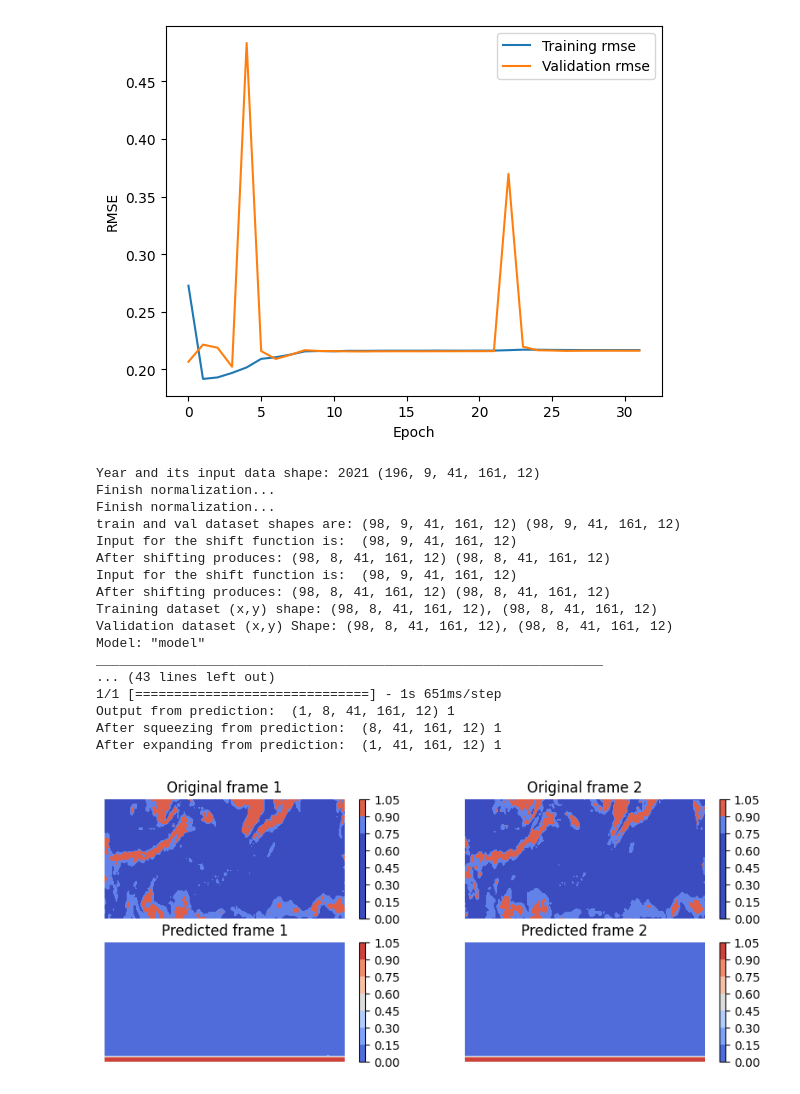
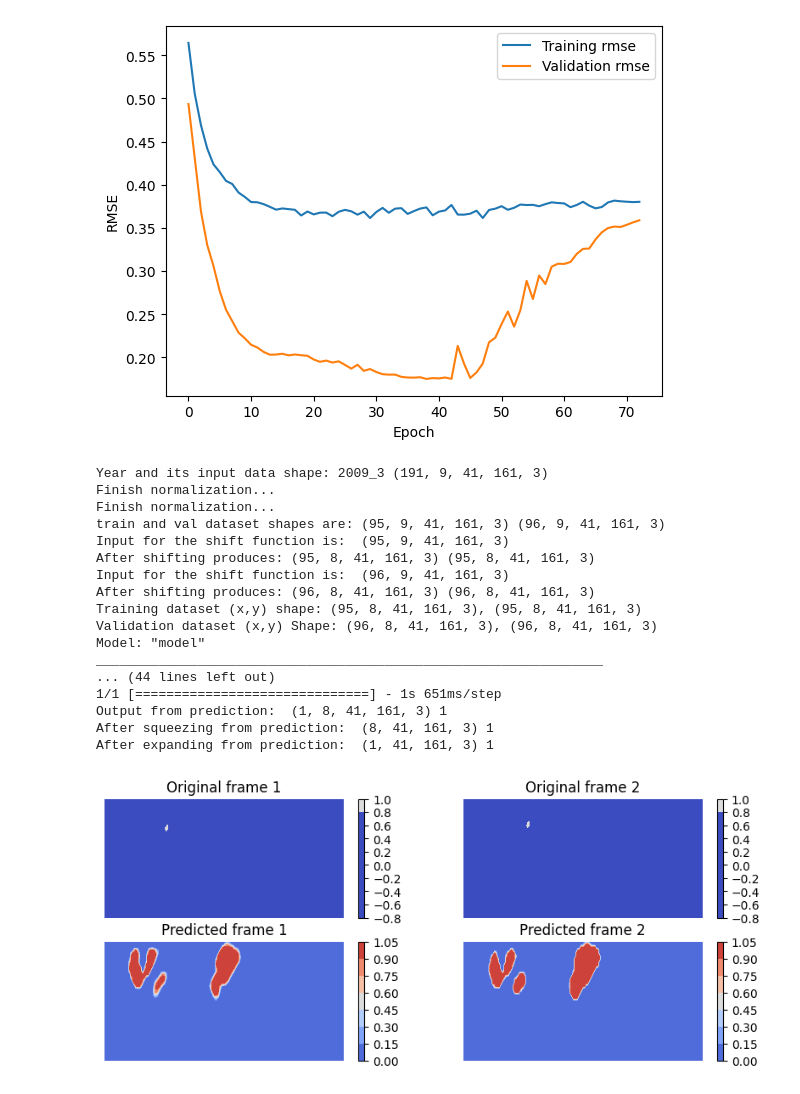
Before and after one commit to kieucq/tcg_deep_learning, a Jupyter notebook: ConvLSTM/nwp_convlstm_p3.ipynb, the cells around one changed output. Drawn from its saved outputs; the diff is of its cells as text; code cells hidden in the pictures.

```diff
--- a/ConvLSTM/nwp_convlstm_p3.ipynb
+++ b/ConvLSTM/nwp_convlstm_p3.ipynb
@@ -184,50 +184,50 @@ if __name__ == '__main__':
     #
     # read in data output from Part 1 and normalize it
     #
-    year_list = ["2021"]
+    year_list = ["2009_3"]
     datain = readindata(year_list)
     #
     # normalize and split data into train/validation
     #
     train_dataset,val_dataset = data_split_normalize(datain,ratio=0.5)
     print("train and val dataset shapes are:",train_dataset.shape,val_dataset.shape)
     #
     # Apply the processing function to the datasets.
     #
     x_train, y_train = create_shifted_frames(train_dataset,1)
     x_val, y_val = create_shifted_frames(val_dataset,1)
     print("Training dataset (x,y) shape: " + str(x_train.shape) + ", " + str(y_train.shape))
     print("Validation dataset (x,y) Shape: " + str(x_val.shape) + ", " + str(y_val.shape))
     #
     # load the best saved model for testing
     #
-    bestmodel = "nwp_model_06h"
+    bestmodel = "nwp_model_06h_3"
     model = tf.keras.models.load_model(bestmodel)
     model.summary()
     #
     # quick visaluzation
     #
     visualize = "yes"
     if visualize == "yes":
-        visulization(model,val_dataset,channel=1)
+        visulization(model,val_dataset,channel=2)
         #visulization(x_train,channel=4)
 # %% [output]
-[figure, old version]
+[figure, new version]
-Year and its input data shape: 2021 (196, 9, 41, 161, 12)
+Year and its input data shape: 2009_3 (191, 9, 41, 161, 3)
 Finish normalization...
 Finish normalization...
-train and val dataset shapes are: (98, 9, 41, 161, 12) (98, 9, 41, 161, 12)
-Input for the shift function is:  (98, 9, 41, 161, 12)
-After shifting produces: (98, 8, 41, 161, 12) (98, 8, 41, 161, 12)
-Input for the shift function is:  (98, 9, 41, 161, 12)
-After shifting produces: (98, 8, 41, 161, 12) (98, 8, 41, 161, 12)
-Training dataset (x,y) shape: (98, 8, 41, 161, 12), (98, 8, 41, 161, 12)
-Validation dataset (x,y) Shape: (98, 8, 41, 161, 12), (98, 8, 41, 161, 12)
+train and val dataset shapes are: (95, 9, 41, 161, 3) (96, 9, 41, 161, 3)
+Input for the shift function is:  (95, 9, 41, 161, 3)
+After shifting produces: (95, 8, 41, 161, 3) (95, 8, 41, 161, 3)
+Input for the shift function is:  (96, 9, 41, 161, 3)
+After shifting produces: (96, 8, 41, 161, 3) (96, 8, 41, 161, 3)
+Training dataset (x,y) shape: (95, 8, 41, 161, 3), (95, 8, 41, 161, 3)
+Validation dataset (x,y) Shape: (96, 8, 41, 161, 3), (96, 8, 41, 161, 3)
 Model: "model"
 _________________________________________________________________
-... (43 lines left out)
+... (44 lines left out)
 1/1 [==============================] - 1s 651ms/step
-Output from prediction:  (1, 8, 41, 161, 12) 1
-After squeezing from prediction:  (8, 41, 161, 12) 1
-After expanding from prediction:  (1, 41, 161, 12) 1
+Output from prediction:  (1, 8, 41, 161, 3) 1
+After squeezing from prediction:  (8, 41, 161, 3) 1
+After expanding from prediction:  (1, 41, 161, 3) 1
-[figure, old version]
+[figure, new version]
```
Also changed, not shown: parts of 1 cell of this notebook, 11 other files.
